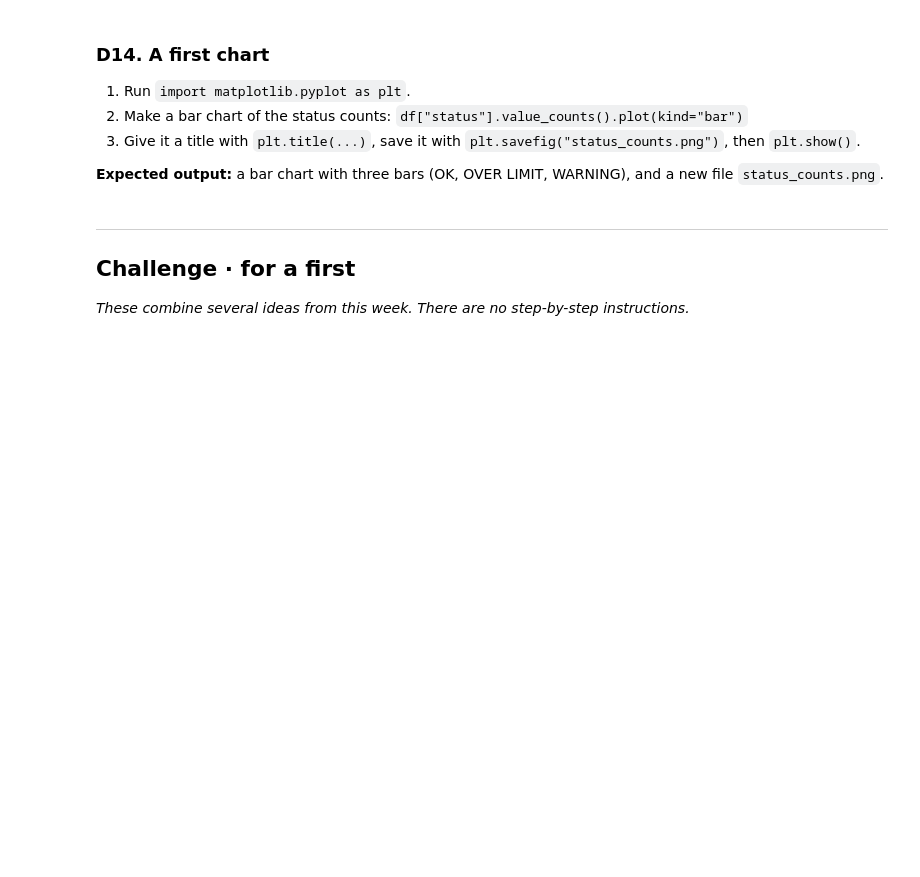
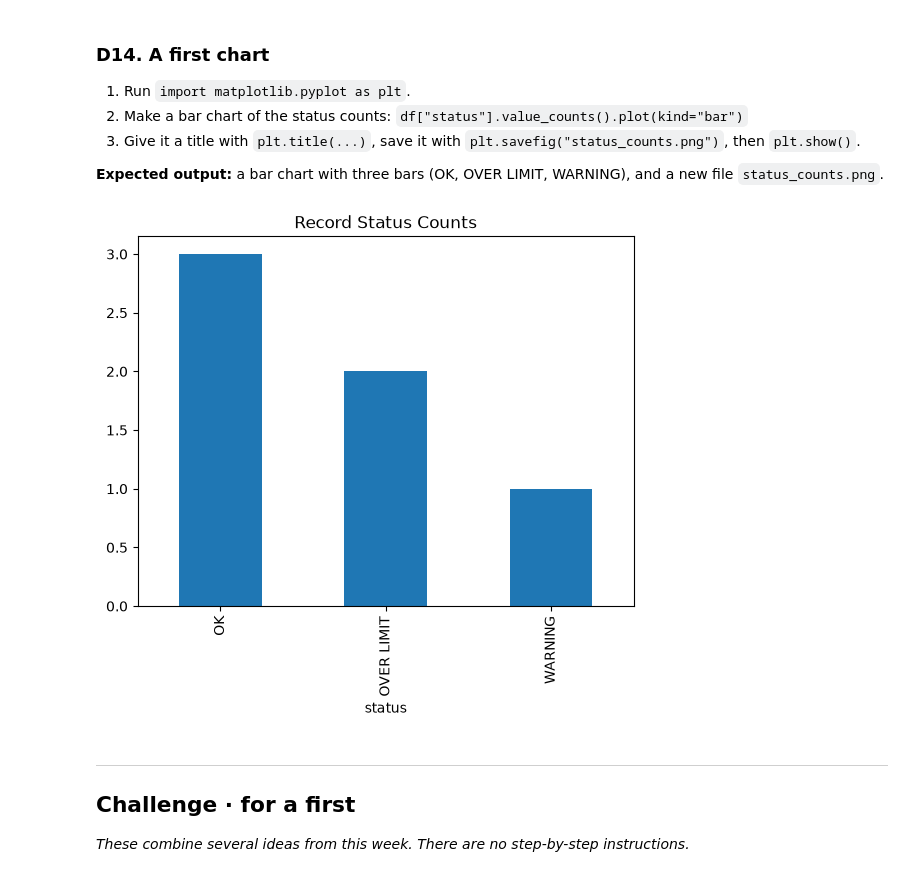
Before and after one commit to Caelib07/CST1510-CKD10, a Jupyter notebook: Week 06 - Pandas/LAB/W06_Lab.ipynb, the cells around one changed output. Cells and saved outputs as stored; diff of their text form; code cells hidden in the pictures; blank space fills up the shorter version.

```diff
--- a/Week 06 - Pandas/LAB/W06_Lab.ipynb
+++ b/Week 06 - Pandas/LAB/W06_Lab.ipynb
@@ -349,3 +402,22 @@ Name: count, dtype: int64
+# %%
+# D14
+import pandas as pd
+import matplotlib.pyplot as plt
+
+data = {
+    "label": ["R-001", "R-002", "R-003", "R-004", "R-005", "R-006"],
+    "percent": [87.0, 120.0, 45.0, 92.0, 105.0, 72.0],
+    "status": ["OK", "OVER LIMIT", "OK", "WARNING", "OVER LIMIT", "OK"]
+}
+df = pd.DataFrame(data)
+
+df["status"].value_counts().plot(kind="bar")
+
+plt.title("Record Status Counts")
+plt.savefig("status_counts.png")
+plt.show()
+# %% [output]
+[figure, added]
 # %% [markdown]
 ---
 ## Challenge · for a first
```
Also changed, not shown: parts of 11 cells of this notebook, 3 other files.
